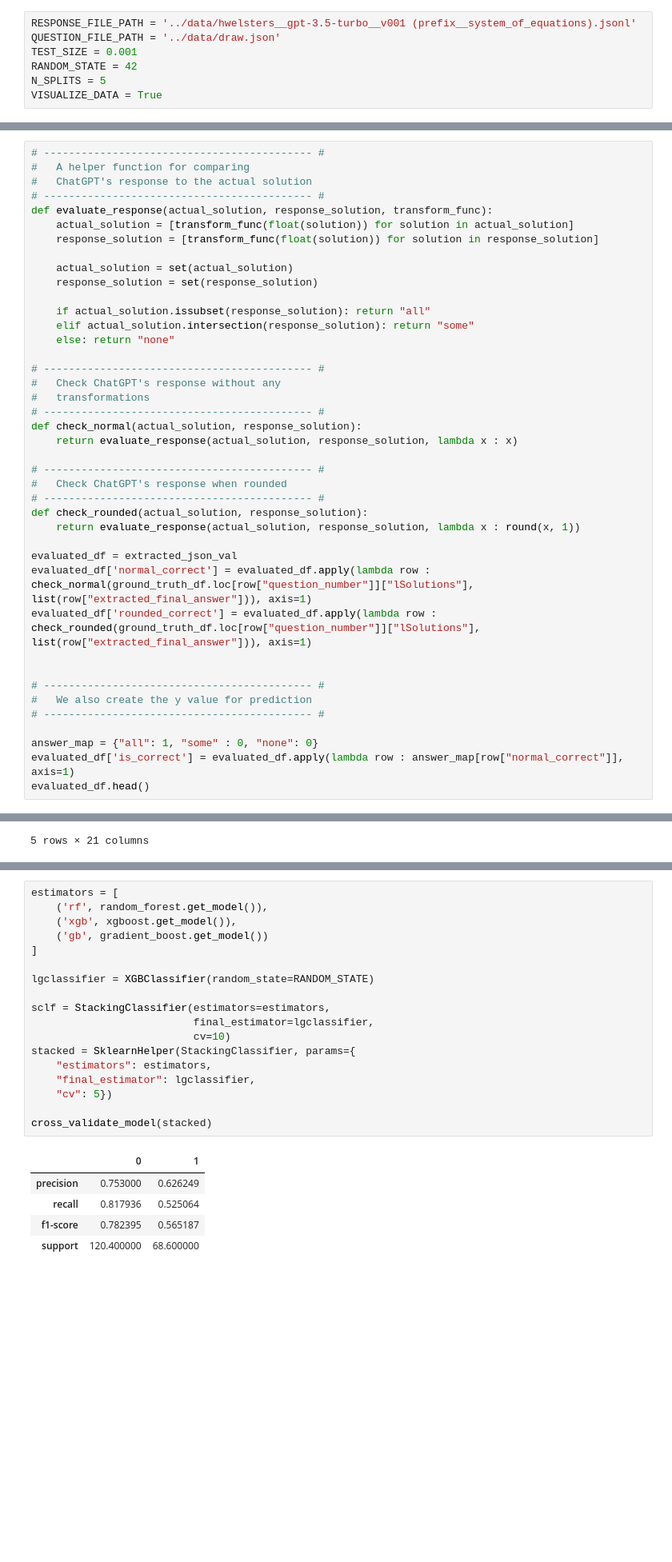
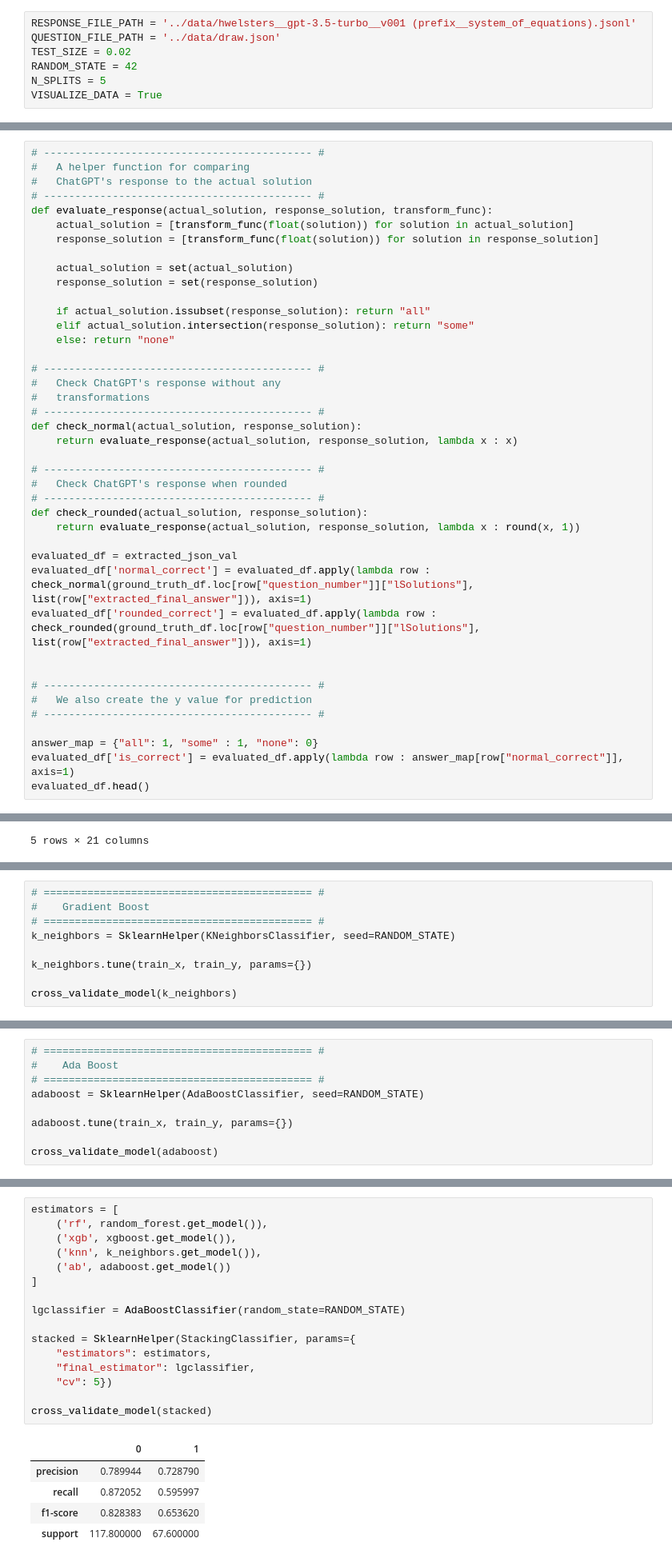
Before and after one commit to hwelsters/chatgpt-mwp-performance-prediction, a Jupyter notebook: v2 (extracted equations, json)/src/sympy_predict.ipynb, the cells around one changed output, grey strips where cells are left out. Shown at 80% size. Drawn from its saved outputs; the diff is of its cells as text; blank space fills up the shorter version.

```diff
--- a/v2 (extracted equations, json)/src/sympy_predict.ipynb
+++ b/v2 (extracted equations, json)/src/sympy_predict.ipynb
@@ -118,7 +122,7 @@ This should be the only part of the notebook you would have to change from run-t
 # %%
 RESPONSE_FILE_PATH = '../data/hwelsters__gpt-3.5-turbo__v001 (prefix__system_of_equations).jsonl'
 QUESTION_FILE_PATH = '../data/draw.json'
-TEST_SIZE = 0.001
+TEST_SIZE = 0.02
 RANDOM_STATE = 42
 N_SPLITS = 5
 VISUALIZE_DATA = True
@@ -519,7 +495,7 @@ evaluated_df['rounded_correct'] = evaluated_df.apply(lambda row : check_rounded(
 #   We also create the y value for prediction
 # ------------------------------------------- #
 
-answer_map = {"all": 1, "some" : 0, "none": 0}
+answer_map = {"all": 1, "some" : 1, "none": 0}
 evaluated_df['is_correct'] = evaluated_df.apply(lambda row : answer_map[row["normal_correct"]], axis=1)
 evaluated_df.head()
 # %% [output]
@@ -857,0 +828,9 @@ cross_validate_model(gradient_boost)
+# %%
+# =========================================== #
+#    Gradient Boost
+# =========================================== #
+k_neighbors = SklearnHelper(KNeighborsClassifier, seed=RANDOM_STATE)
+
+k_neighbors.tune(train_x, train_y, params={})
+
+cross_validate_model(k_neighbors)
@@ -857,0 +846,9 @@ cross_validate_model(gradient_boost)
+# %%
+# =========================================== #
+#    Ada Boost
+# =========================================== #
+adaboost = SklearnHelper(AdaBoostClassifier, seed=RANDOM_STATE)
+
+adaboost.tune(train_x, train_y, params={})
+
+cross_validate_model(adaboost)
@@ -877,27 +881,25 @@ cross_validate_model(kmeans)
 # %%
 estimators = [
     ('rf', random_forest.get_model()),
     ('xgb', xgboost.get_model()),
-    ('gb', gradient_boost.get_model())
+    ('knn', k_neighbors.get_model()),
+    ('ab', adaboost.get_model())
 ]
 
-lgclassifier = XGBClassifier(random_state=RANDOM_STATE)
+lgclassifier = AdaBoostClassifier(random_state=RANDOM_STATE)
 
-sclf = StackingClassifier(estimators=estimators,
-                          final_estimator=lgclassifier,
-                          cv=10)
 stacked = SklearnHelper(StackingClassifier, params={
     "estimators": estimators,
     "final_estimator": lgclassifier,
     "cv": 5})
 
 cross_validate_model(stacked)
 # %% [output]
 |  | 0 | 1 |
-| precision | 0.753000 | 0.626249 |
-| recall | 0.817936 | 0.525064 |
-| f1-score | 0.782395 | 0.565187 |
-| support | 120.400000 | 68.600000 |
+| precision | 0.789944 | 0.728790 |
+| recall | 0.872052 | 0.595997 |
+| f1-score | 0.828383 | 0.653620 |
+| support | 117.800000 | 67.600000 |
 # %% [markdown]
 ### **Feature importances**
 # %%
```
Also changed, not shown: parts of 20 cells of this notebook, 2 other files.
